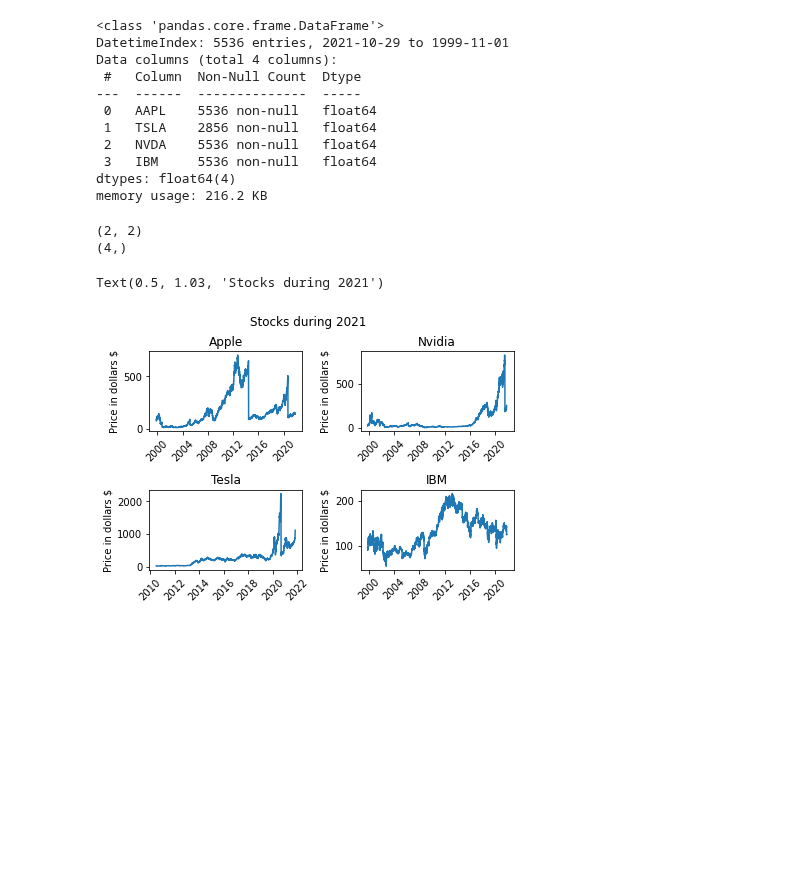
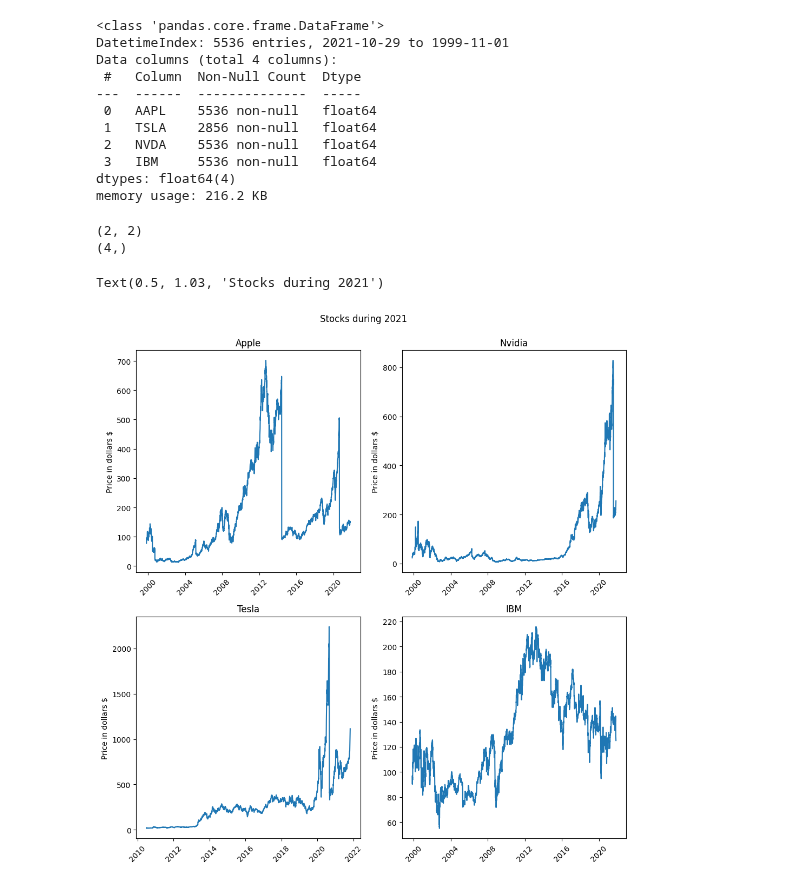
Before and after one commit to FabianAndersson17/Databehandling-Fabian-Andersson, a Jupyter notebook: Code-alongs/L4.1-stockdata_api.ipynb, the cells around one changed output. Cells and saved outputs as stored; diff of their text form; code cells hidden in the pictures; blank space fills up the shorter version.

Commit message:
Fixed the figsize

```diff
--- a/Code-alongs/L4.1-stockdata_api.ipynb
+++ b/Code-alongs/L4.1-stockdata_api.ipynb
@@ -156,22 +157,24 @@ Data columns (total 4 columns):
 dtypes: float64(4)
 memory usage: 216.2 KB
 # %%
-fig, axes = plt.subplots(2,2)
+import matplotlib.pyplot as plt
+import seaborn as sns
+fig, axes = plt.subplots(2,2, dpi=100, figsize=(10,10))
 print(axes.shape)
 print(axes.flatten().shape)
 
 stock_2021 = stocks.loc["2021"]
 
 stock_names = dict(AAPL="Apple", NVDA="Nvidia", TSLA="Tesla", IBM="IBM")
 for ax, symbol in zip(axes.flatten(), stock_names):
     sns.lineplot(data=stocks, x=stocks.index, y=symbol, ax=ax)
     ax.tick_params(axis="x", rotation=45)
     ax.set(title=f"{stock_names[symbol]}", ylabel="Price in dollars $")
 
 fig.tight_layout()
 fig.suptitle("Stocks during 2021", y=1.03)
 # %% [output]
 (2, 2)
 (4,)
 Text(0.5, 1.03, 'Stocks during 2021')
-[figure, old version]
+[figure, new version]
```
Also changed, not shown: parts of 1 cell of this notebook.
